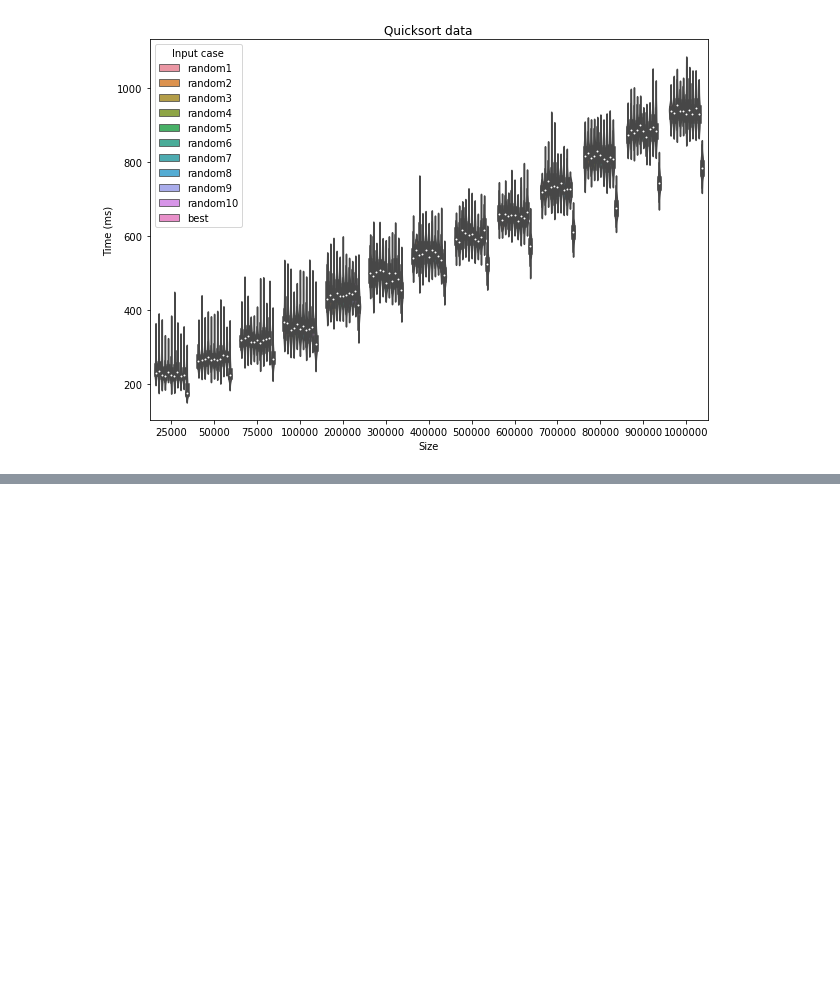
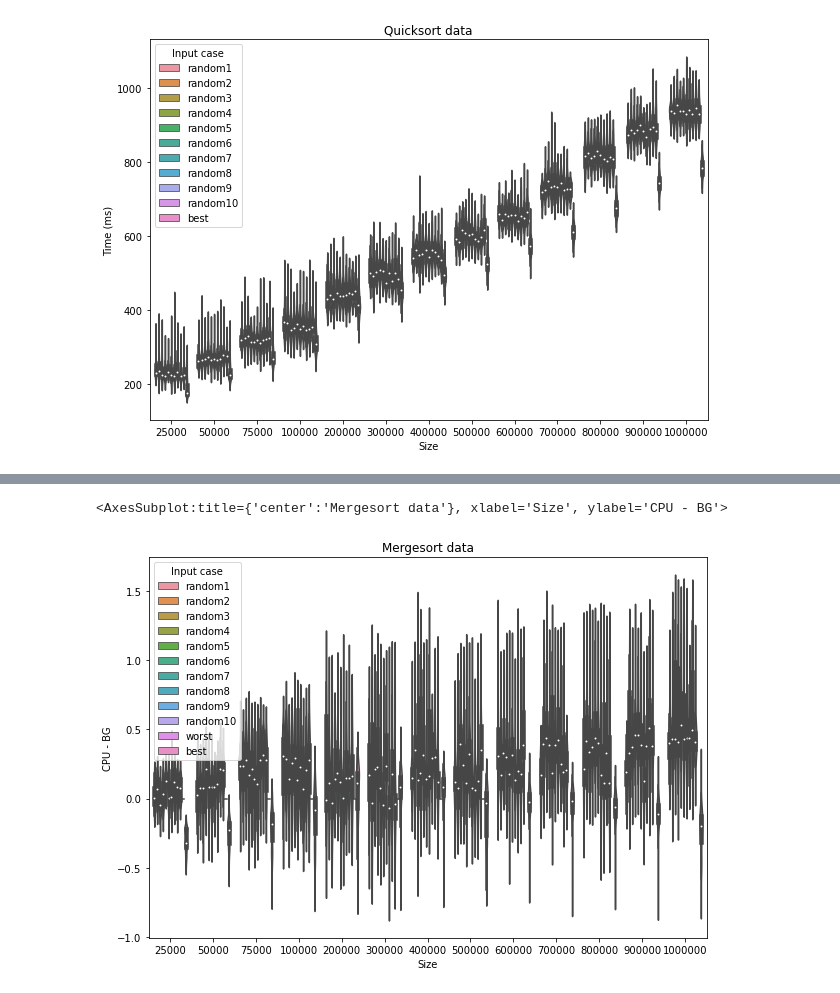
Before and after one commit to hrallil/RAPL_measurements, a Jupyter notebook: Java/FinalResults/DataAnalysis.ipynb, the cells around one changed output, grey strips where cells are left out. Saved outputs shown, nothing was run; the diff lists cells and outputs as text; code cells hidden in the pictures; blank space fills up the shorter version.

```diff
--- a/Java/FinalResults/DataAnalysis.ipynb
+++ b/Java/FinalResults/DataAnalysis.ipynb
@@ -150,15 +242,27 @@ dfCounting["CPU - BG"] = l
 # %%
-bgAVGbubbleRand = []
+#Quicksort
+bgAVGrand = []
+bgAVGWorst = []
+bgAVGBest = []
 s = [25000,50000,75000,100000,200000,300000,400000,500000,600000,700000,800000,900000,1000000]
 l = []
 for size in range(len(s)):
-    bgAVGbubbleRand.append(dfReadCSV[dfReadCSV["Test name"] == f"readCSVRand{s[size]}"].mean())
+    bgAVGrand.append(dfReadCSV[dfReadCSV["Test name"] == f"readCSVRand{s[size]}"].mean())
+for size in range(len(s)):
+    bgAVGWorst.append(dfReadCSV[dfReadCSV["Test name"] == f"readCSVMergeWorst{s[size]}"].mean())
+for size in range(len(s)):
+    bgAVGBest.append(dfReadCSV[dfReadCSV["Test name"] == f"readCSVQuickBest{s[size]}"].mean())
 
-for i in range(len(dfCounting)):
+for i in range(len(dfQuickSort)):
     for size in range(len(s)):
-        if (int(dfCounting["Size"][i]) == s[size]):
-            l.append(dfCounting["CPU (J)"][i] - bgAVG[size]["CPU (J)"])
+        if (int(dfQuickSort["Size"][i]) == s[size]):
+            if(dfQuickSort["Input case"][i] != "worst" and dfQuickSort["Input case"][i] != "best"):
+                l.append(dfQuickSort["CPU (J)"][i] - bgAVGrand[size]["CPU (J)"])
+            if(dfQuickSort["Input case"][i] == "best"):
+                l.append(dfQuickSort["CPU (J)"][i] - bgAVGBest[size]["CPU (J)"])
+            if(dfQuickSort["Input case"][i] == "worst"):
+                l.append(0)                                         # we need to redo rev-sorted. has been mixed with revsorted in the Makefile for readCSV
 
-dfBubbleSort["CPU - BG"] = l
+dfQuickSort["CPU - BG"] = l
 # %% [markdown]
 ## PLOTS
@@ -199,0 +315,7 @@ sns.violinplot(data = dfMergeSort, y = "Time (ms)", x = "Size", hue ="Input case
+# %%
+plt.figure(figsize=(10,7))
+plt.title("Mergesort data") # [dfCounting["Input case"]!="best"][dfCounting["Input case"]!="worst"]
+sns.violinplot(data = dfQuickSort, y = "CPU - BG", x = "Size", hue = "Input case")
+# %% [output]
+<AxesSubplot:title={'center':'Mergesort data'}, xlabel='Size', ylabel='CPU - BG'>
+[figure, added]
```
Also changed, not shown: parts of 11 cells of this notebook, 1 other file.
